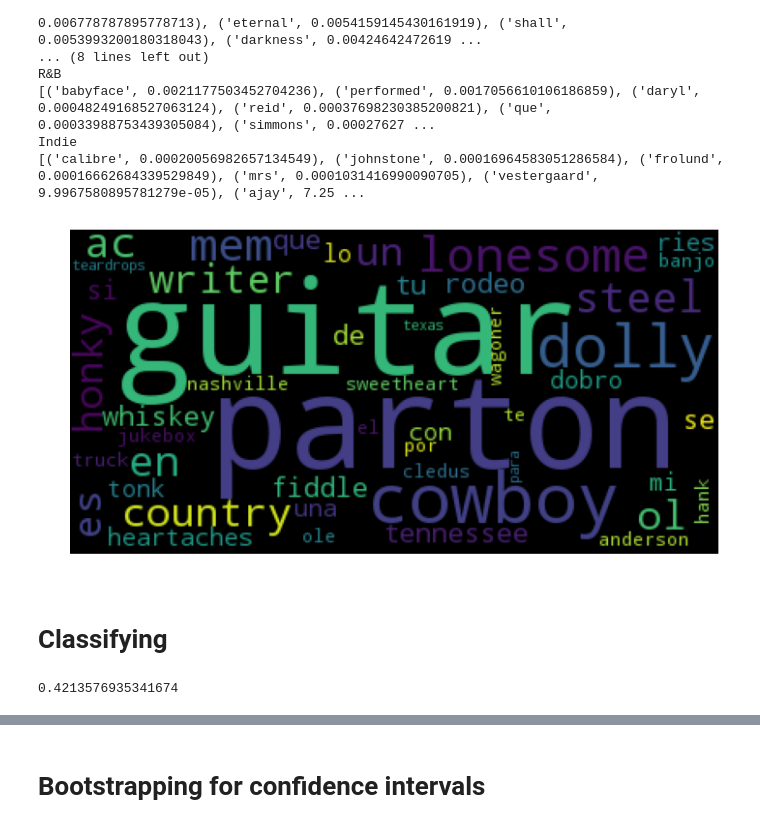
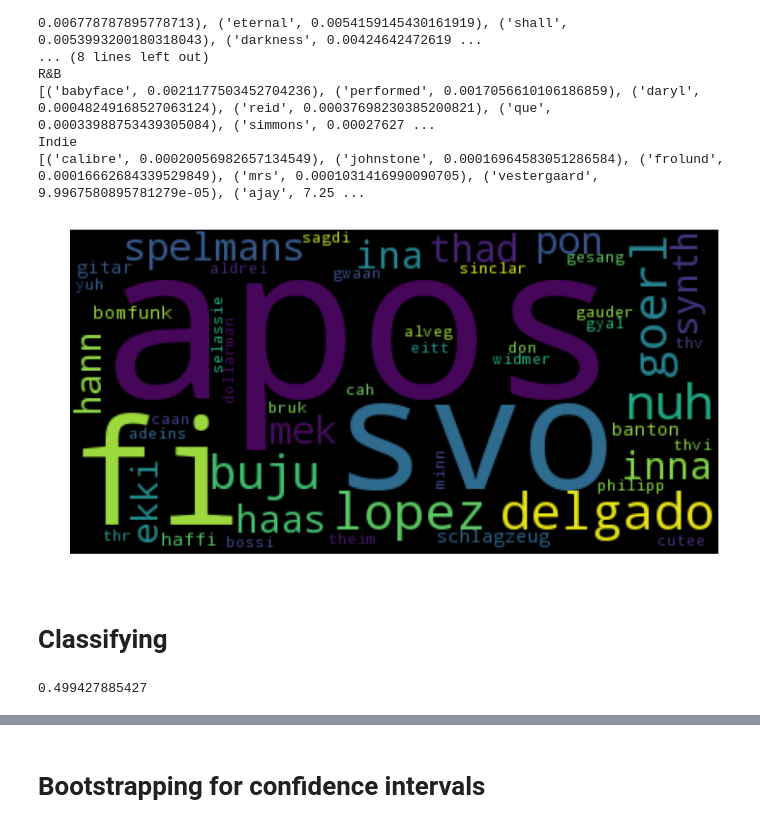
Before and after one commit to P1eter/SpotifyDataAnalysis, a Jupyter notebook: lyricswords.ipynb, the cells around one changed output, grey strips where cells are left out. Cells and saved outputs as stored; diff of their text form; code cells hidden in the pictures.

Commit message:
Change lyrics classifier

```diff
--- a/lyricswords.ipynb
+++ b/lyricswords.ipynb
@@ -393,7 +395,7 @@ Indie
 # Save the terms for each genre that had the largest MI values.
 
 n = 50
-firstns = {genre: sorted_dict[genre][:n] for genre in d.keys()}
+firstns = {genre: sorted_dict[genre][:n] for genre in sorted_dict.keys()}
 
 # Save the factors with which each MI score differs
 # from the smallest value in the same genre.
@@ -418,17 +420,17 @@ for genre in word_props:
 # %%
 from wordcloud import WordCloud
 
-text = ' '.join(bogus_d['Country'])
+text = ' '.join(bogus_d['Electronic'])
 
 # Since the text is small collocations are turned off
-wc = WordCloud(collocations=False).generate()
+wc = WordCloud(collocations=False).generate(text)
 
 plt.figure(figsize=(12.0, 8.0))
 plt.imshow(wc, interpolation="hanning")
 plt.axis("off")
 plt.show()
 # %% [output]
-[figure, old version]
+[figure, new version]
 # %% [markdown]
 # Classifying
 # %%
@@ -549,20 +559,10 @@ clf = neighbors.KNeighborsClassifier(9, weights='distance')
 clf.fit(train, y_train)
 test_results = clf.predict(test)
-# %%
-# Check the performance of the classifier compared to the true label
-def evaluate(labels, true_labels):
-    good = 0
-    wrong = 0
-    for result, true_label in zip(labels, true_labels):
-        if result == true_label:
-            good += 1
-        else:
-            wrong += 1
-    return good, wrong
-result = evaluate(test_results, y_test)
-result[0] / (result[1] + result[0])
-# %% [output]
-0.4213576935341674
+# %%
+# Check the performance of the classifier compared to the true label
+print(metrics.accuracy_score(test_results, y_test))
+# %% [output]
+0.499427885427
 # %%
 # Plot a confusion matrix to see if some classes are often confused with eachother
 cnf_matrix = confusion_matrix(test_results, y_test)
```
Also changed, not shown: parts of 13 cells of this notebook, 2 other files.
